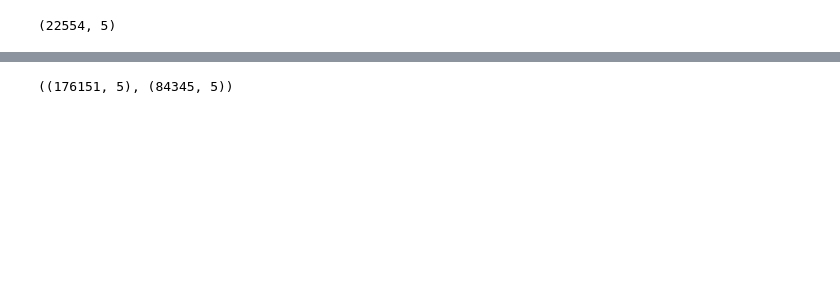
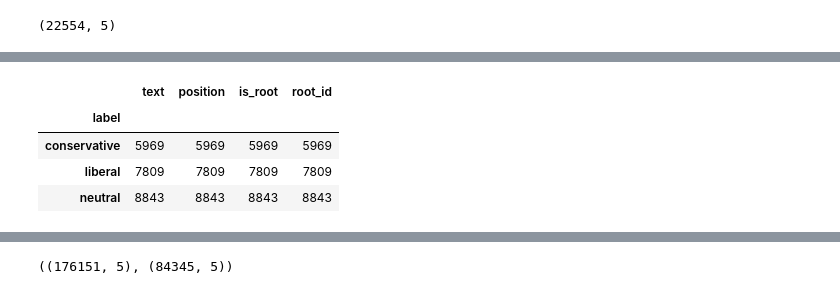
Before and after one commit to alexdauenhauer/Political-Bias-Detection, a Jupyter notebook: prelimDataExploration.ipynb, the cells around one changed output, grey strips where cells are left out. Drawn from its saved outputs; the diff is of its cells as text; code cells hidden in the pictures; blank space fills up the shorter version.

```diff
--- a/prelimDataExploration.ipynb
+++ b/prelimDataExploration.ipynb
@@ -184,0 +252,8 @@ neutDf.loc[neutDf.label != None].shape
+# %%
+df.groupby('label').count()
+# %% [output]
+|  | text | position | is_root | root_id |
+| label |  |  |  |  |
+| conservative | 5969 | 5969 | 5969 | 5969 |
+| liberal | 7809 | 7809 | 7809 | 7809 |
+| neutral | 8843 | 8843 | 8843 | 8843 |
```
Also changed, not shown: parts of 33 cells of this notebook, 2 other files.
